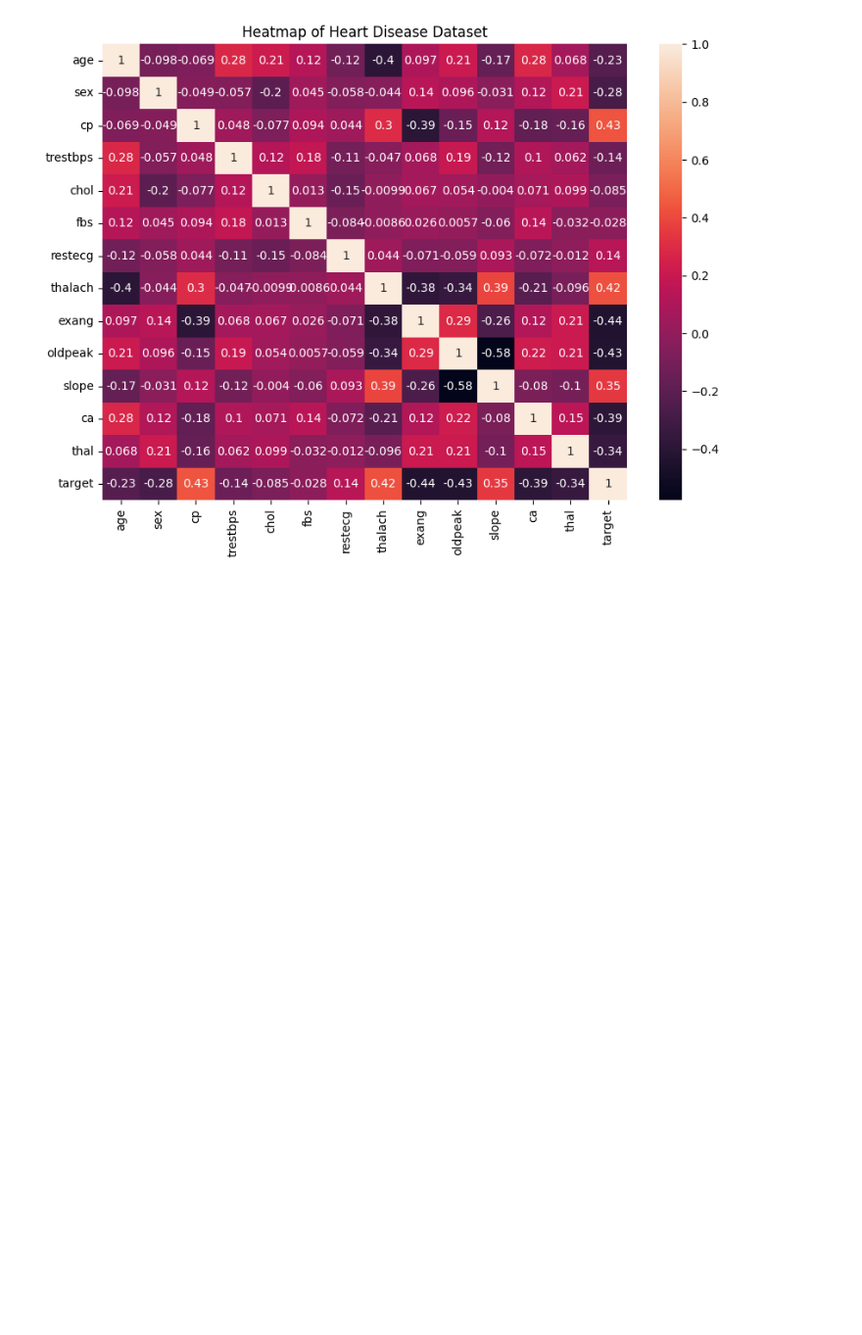
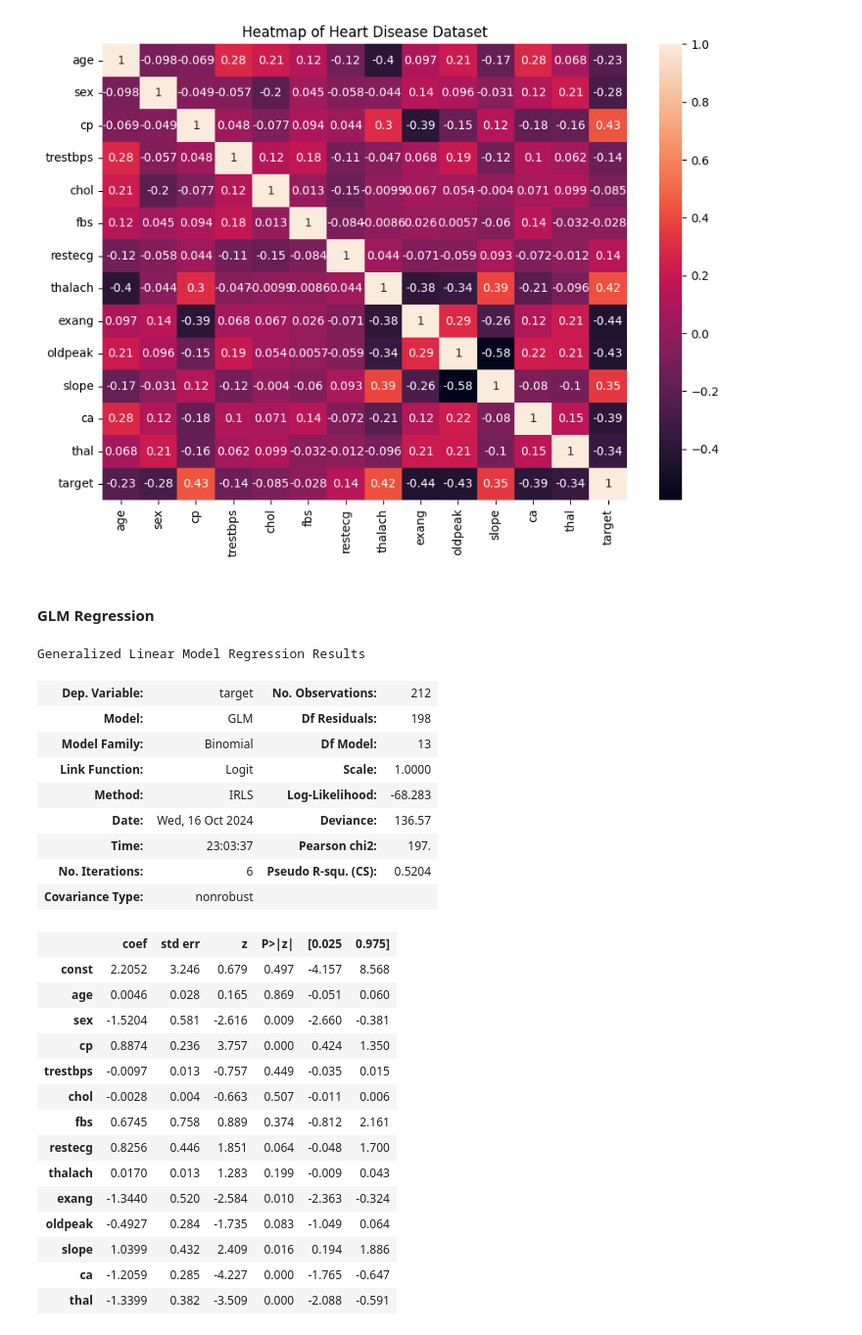
Before and after one commit to johnak/heart_disease_prediction, a Jupyter notebook: FinalProject_Group3.ipynb, the cells around one changed output. Shown: that part at 98% size. Saved outputs shown, nothing was run; the diff lists cells and outputs as text; code cells hidden in the pictures; blank space fills up the shorter version.

Commit message:
Model Accuracy without removing outliers

```diff
--- a/FinalProject_Group3.ipynb
+++ b/FinalProject_Group3.ipynb
@@ -148,0 +151,37 @@ print(tabulate(arrCorr,header, tablefmt="pretty"))
+# %%
+# Regression Types - (Multi-Linear, Exponential Regression)
+x=df[['age', 'sex', 'cp', 'trestbps', 'chol', 'fbs', 'restecg', 'thalach', 'exang', 'oldpeak', 'slope', 'ca', 'thal']]
+y = df["target"]
+X_train, X_test, y_train, y_test = train_test_split(x, y, test_size=0.3, random_state=42)
+# %% [markdown]
+<h4>GLM Regression</h4>
+# %%
+X_train = sm.add_constant(X_train)
+model_glm = sm.GLM(y_train, X_train, family=sm.families.Binomial()).fit()
+model_glm.summary()
+# %% [output]
+Generalized Linear Model Regression Results
+| Dep. Variable: | target | No. Observations: | 212 |
+| Model: | GLM | Df Residuals: | 198 |
+| Model Family: | Binomial | Df Model: | 13 |
+| Link Function: | Logit | Scale: | 1.0000 |
+| Method: | IRLS | Log-Likelihood: | -68.283 |
+| Date: | Wed, 16 Oct 2024 | Deviance: | 136.57 |
+| Time: | 23:03:37 | Pearson chi2: | 197. |
+| No. Iterations: | 6 | Pseudo R-squ. (CS): | 0.5204 |
+| Covariance Type: | nonrobust |  |  |
+|  | coef | std err | z | P>|z| | [0.025 | 0.975] |
+| const | 2.2052 | 3.246 | 0.679 | 0.497 | -4.157 | 8.568 |
+| age | 0.0046 | 0.028 | 0.165 | 0.869 | -0.051 | 0.060 |
+| sex | -1.5204 | 0.581 | -2.616 | 0.009 | -2.660 | -0.381 |
+| cp | 0.8874 | 0.236 | 3.757 | 0.000 | 0.424 | 1.350 |
+| trestbps | -0.0097 | 0.013 | -0.757 | 0.449 | -0.035 | 0.015 |
+| chol | -0.0028 | 0.004 | -0.663 | 0.507 | -0.011 | 0.006 |
+| fbs | 0.6745 | 0.758 | 0.889 | 0.374 | -0.812 | 2.161 |
+| restecg | 0.8256 | 0.446 | 1.851 | 0.064 | -0.048 | 1.700 |
+| thalach | 0.0170 | 0.013 | 1.283 | 0.199 | -0.009 | 0.043 |
+| exang | -1.3440 | 0.520 | -2.584 | 0.010 | -2.363 | -0.324 |
+| oldpeak | -0.4927 | 0.284 | -1.735 | 0.083 | -1.049 | 0.064 |
+| slope | 1.0399 | 0.432 | 2.409 | 0.016 | 0.194 | 1.886 |
+| ca | -1.2059 | 0.285 | -4.227 | 0.000 | -1.765 | -0.647 |
+| thal | -1.3399 | 0.382 | -3.509 | 0.000 | -2.088 | -0.591 |
```
Also changed, not shown: parts of 3 cells of this notebook.
